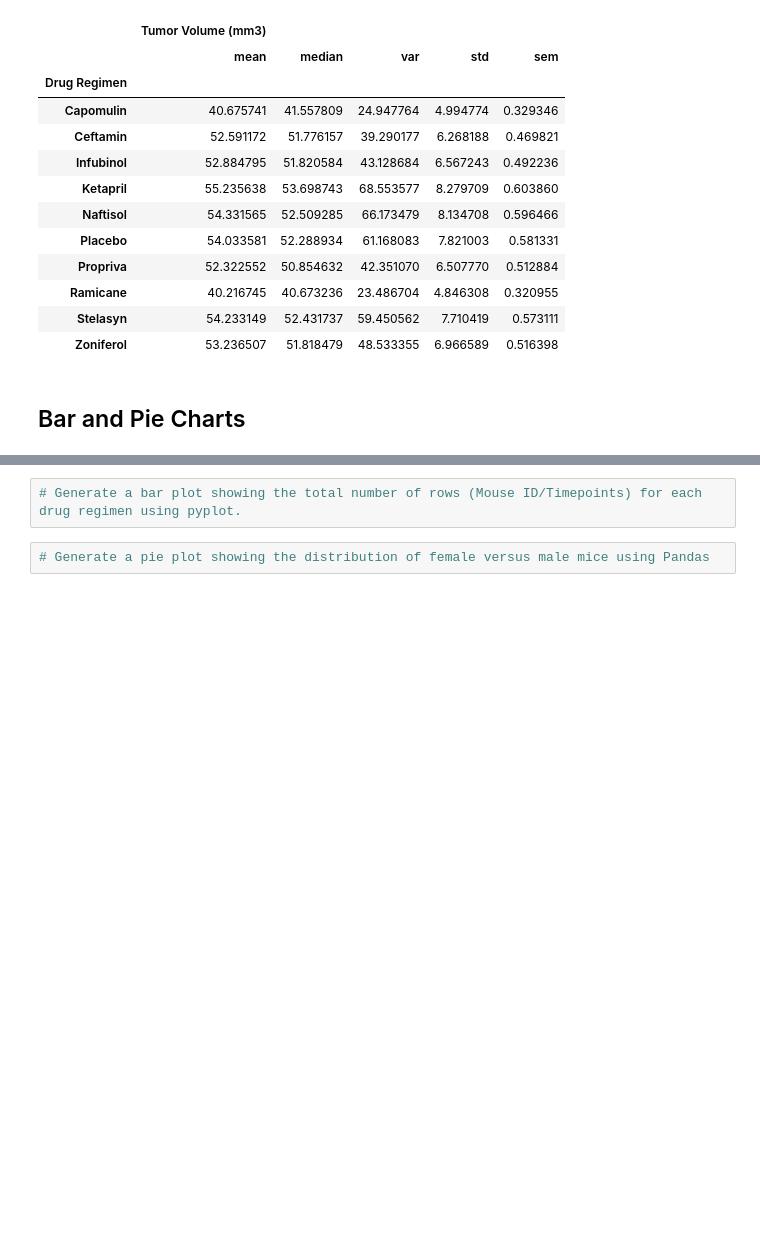
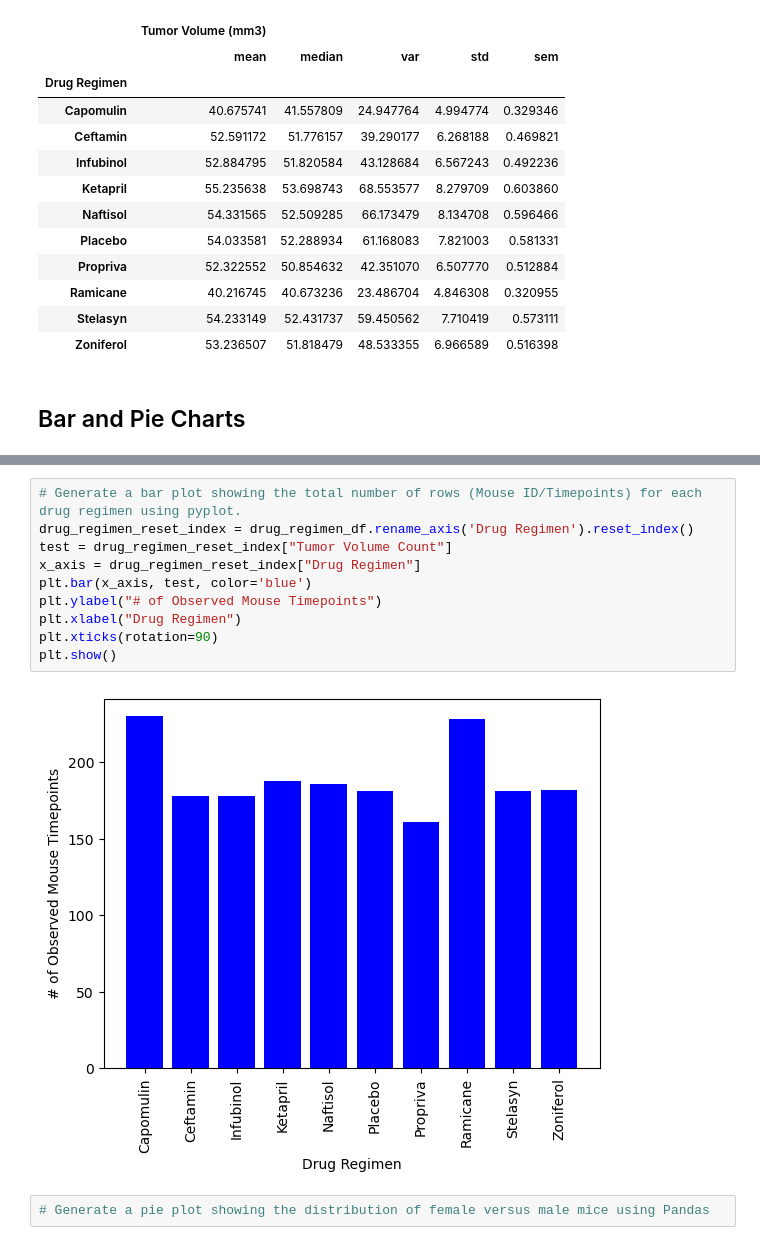
Before and after one commit to benrich322/matplotlib-challenge, a Jupyter notebook: Pymaceuticals/pymaceuticals_final.ipynb, the cells around one changed output, grey strips where cells are left out. Drawn from its saved outputs; the diff is of its cells as text; blank space fills up the shorter version.

```diff
--- a/Pymaceuticals/pymaceuticals_final.ipynb
+++ b/Pymaceuticals/pymaceuticals_final.ipynb
@@ -153,5 +161,15 @@ drug_regimen_agg
 # %%
 # Generate a bar plot showing the total number of rows (Mouse ID/Timepoints) for each drug regimen using pyplot.
+drug_regimen_reset_index = drug_regimen_df.rename_axis('Drug Regimen').reset_index()
+test = drug_regimen_reset_index["Tumor Volume Count"]
+x_axis = drug_regimen_reset_index["Drug Regimen"]
+plt.bar(x_axis, test, color='blue')
+plt.ylabel("# of Observed Mouse Timepoints")
+plt.xlabel("Drug Regimen")
+plt.xticks(rotation=90)
+plt.show()
+# %% [output]
+[figure, added]
 # %%
 # Generate a pie plot showing the distribution of female versus male mice using Pandas
 # %%
```
Also changed, not shown: parts of 2 cells of this notebook.
